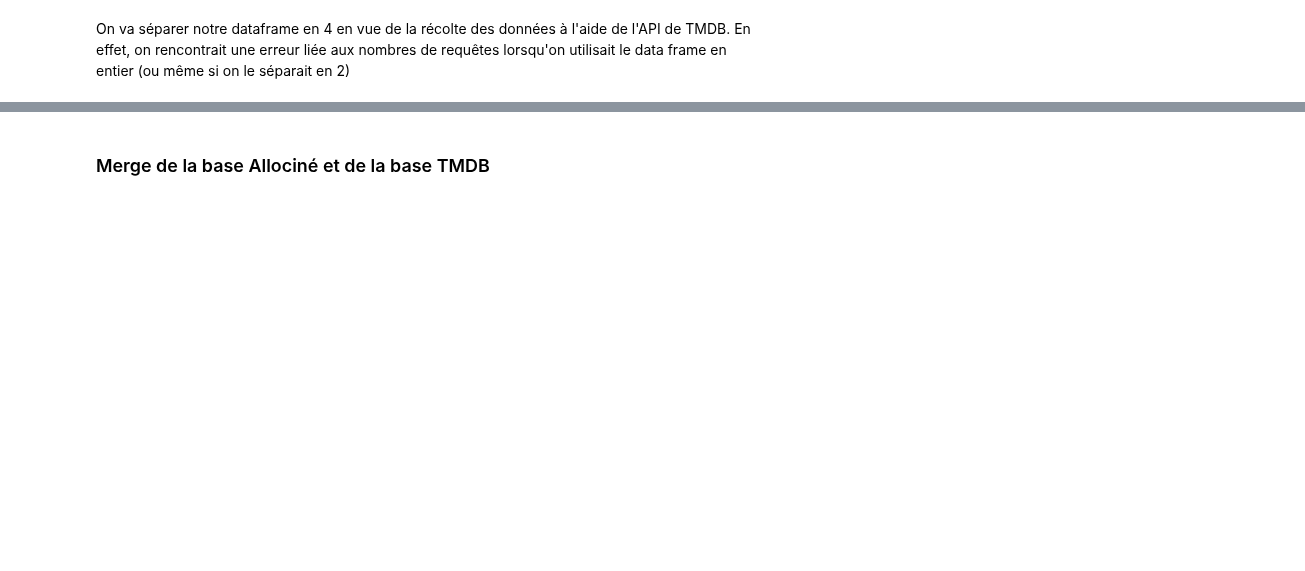
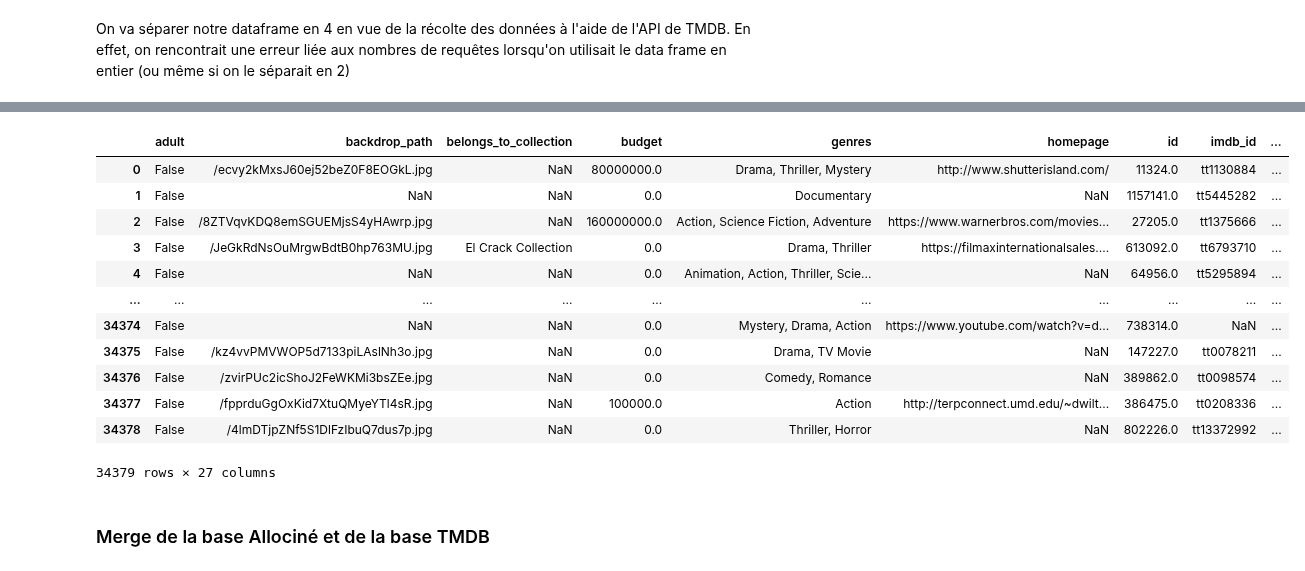
Before and after one commit to mass2330/python_ds_film, a Jupyter notebook: notebook_final.ipynb, the cells around one changed output, grey strips where cells are left out. Drawn from its saved outputs; the diff is of its cells as text; code cells hidden in the pictures; blank space fills up the shorter version.

```diff
--- a/notebook_final.ipynb
+++ b/notebook_final.ipynb
@@ -535,3 +595,23 @@ df_tmdb.head()
+# %%
+# Extraire le jour, le mois et l'année dans des colonnes distinctes
+df_tmdb_clean['mois_sortie'] = df_tmdb_clean['release_date'].dt.month
+df_tmdb_clean['annee_sortie'] = df_tmdb_clean['release_date'].dt.year
+# %%
+df_tmdb_clean
+# %% [output]
+|  | adult | backdrop_path | belongs_to_collection | budget | genres | homepage | id | imdb_id | ... |
+| 0 | False | /ecvy2kMxsJ60ej52beZ0F8EOGkL.jpg | NaN | 80000000.0 | Drama, Thriller, Mystery | http://www.shutterisland.com/ | 11324.0 | tt1130884 | ... |
+| 1 | False | NaN | NaN | 0.0 | Documentary | NaN | 1157141.0 | tt5445282 | ... |
+| 2 | False | /8ZTVqvKDQ8emSGUEMjsS4yHAwrp.jpg | NaN | 160000000.0 | Action, Science Fiction, Adventure | https://www.warnerbros.com/movies... | 27205.0 | tt1375666 | ... |
+| 3 | False | /JeGkRdNsOuMrgwBdtB0hp763MU.jpg | El Crack Collection | 0.0 | Drama, Thriller | https://filmaxinternationalsales.... | 613092.0 | tt6793710 | ... |
+| 4 | False | NaN | NaN | 0.0 | Animation, Action, Thriller, Scie... | NaN | 64956.0 | tt5295894 | ... |
+| ... | ... | ... | ... | ... | ... | ... | ... | ... | ... |
+| 34374 | False | NaN | NaN | 0.0 | Mystery, Drama, Action | https://www.youtube.com/watch?v=d... | 738314.0 | NaN | ... |
+| 34375 | False | /kz4vvPMVWOP5d7133piLAslNh3o.jpg | NaN | 0.0 | Drama, TV Movie | NaN | 147227.0 | tt0078211 | ... |
+| 34376 | False | /zvirPUc2icShoJ2FeWKMi3bsZEe.jpg | NaN | 0.0 | Comedy, Romance | NaN | 389862.0 | tt0098574 | ... |
+| 34377 | False | /fpprduGgOxKid7XtuQMyeYTl4sR.jpg | NaN | 100000.0 | Action | http://terpconnect.umd.edu/~dwilt... | 386475.0 | tt0208336 | ... |
+| 34378 | False | /4lmDTjpZNf5S1DlFzIbuQ7dus7p.jpg | NaN | 0.0 | Thriller, Horror | NaN | 802226.0 | tt13372992 | ... |
+34379 rows × 27 columns
 # %% [markdown]
 ### Merge de la base Allociné et de la base TMDB
 # %%
```
Also changed, not shown: parts of 52 cells of this notebook.
